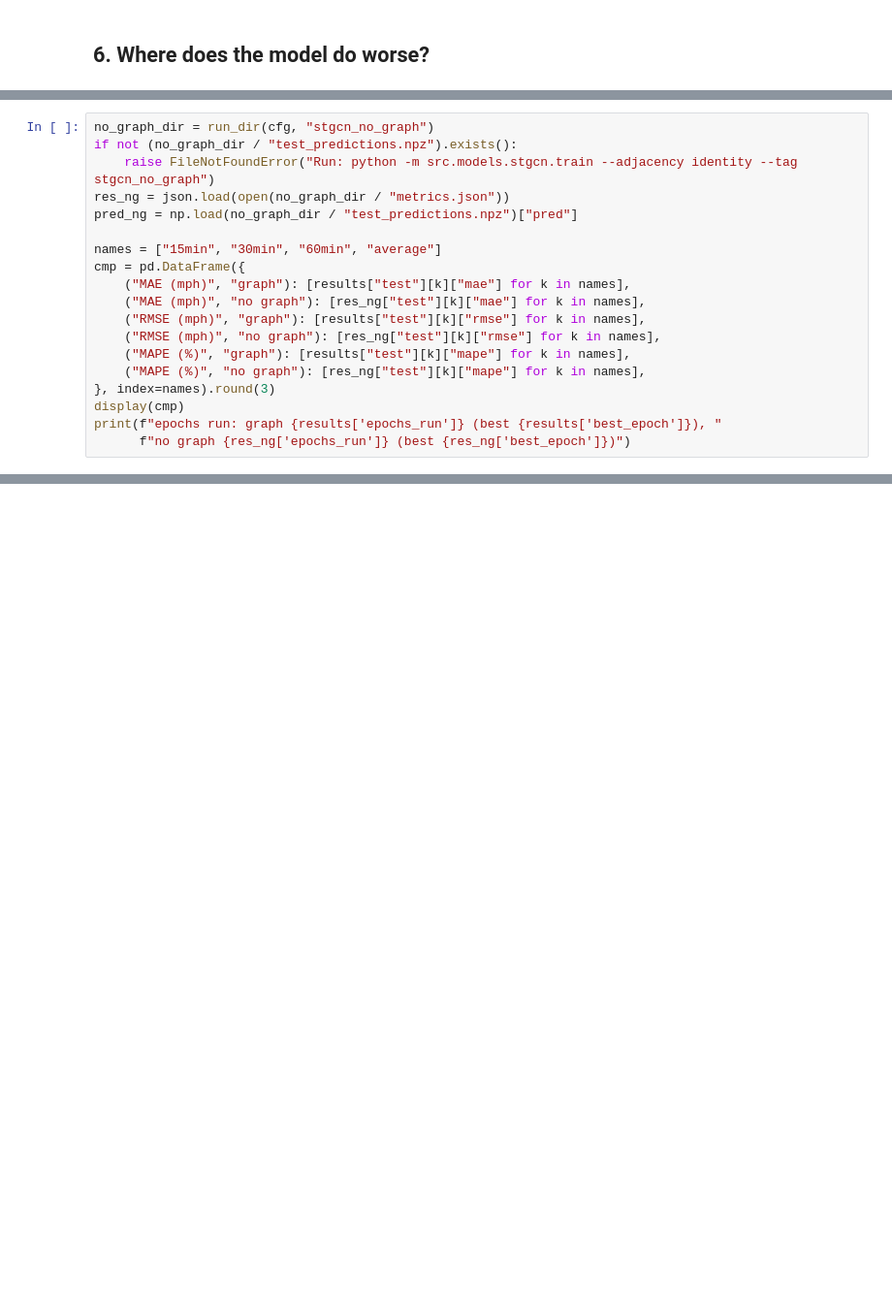
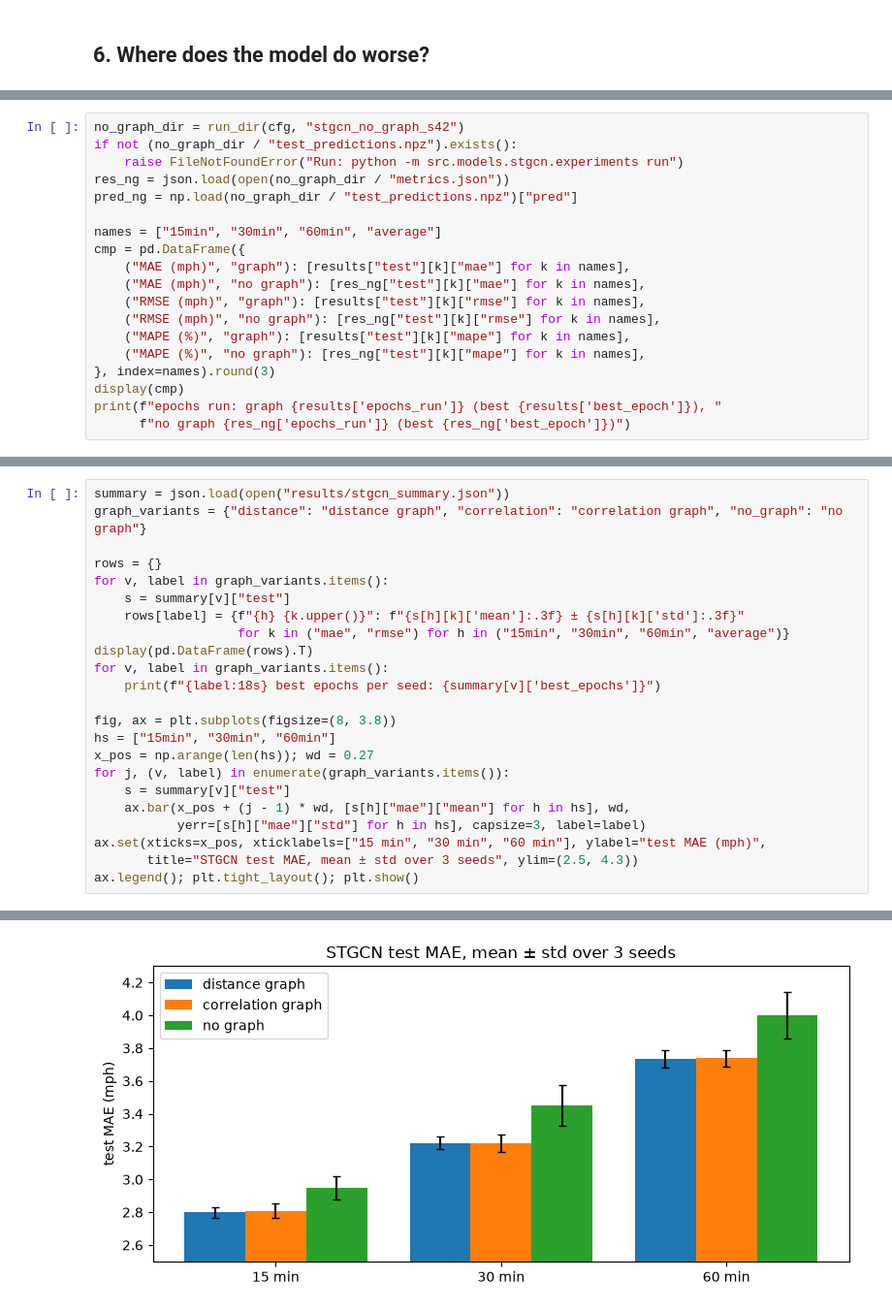
Before and after one commit to mansiguptacs/CMPE_258_TrafficForecastingUsing_GraphNN, a Jupyter notebook: notebooks/03_train_stgcn.ipynb, the cells around one changed output, grey strips where cells are left out. Shown at 97% size. Drawn from its saved outputs; the diff is of its cells as text; blank space fills up the shorter version.

Commit message:
Add multi-seed, missing-data and imputation results to the STGCN notebook

```diff
--- a/notebooks/03_train_stgcn.ipynb
+++ b/notebooks/03_train_stgcn.ipynb
@@ -208,7 +261,7 @@ The comparison is on the same test windows.
 # %%
-no_graph_dir = run_dir(cfg, "stgcn_no_graph")
+no_graph_dir = run_dir(cfg, "stgcn_no_graph_s42")
 if not (no_graph_dir / "test_predictions.npz").exists():
-    raise FileNotFoundError("Run: python -m src.models.stgcn.train --adjacency identity --tag stgcn_no_graph")
+    raise FileNotFoundError("Run: python -m src.models.stgcn.experiments run")
 res_ng = json.load(open(no_graph_dir / "metrics.json"))
 pred_ng = np.load(no_graph_dir / "test_predictions.npz")["pred"]
 
@@ -270,0 +348,24 @@ print(f"correlation between gain and number of neighbours: {np.corrcoef(degree,
+# %%
+summary = json.load(open("results/stgcn_summary.json"))
+graph_variants = {"distance": "distance graph", "correlation": "correlation graph", "no_graph": "no graph"}
+
+rows = {}
+for v, label in graph_variants.items():
+    s = summary[v]["test"]
+    rows[label] = {f"{h} {k.upper()}": f"{s[h][k]['mean']:.3f} ± {s[h][k]['std']:.3f}"
+                   for k in ("mae", "rmse") for h in ("15min", "30min", "60min", "average")}
+display(pd.DataFrame(rows).T)
+for v, label in graph_variants.items():
+    print(f"{label:18s} best epochs per seed: {summary[v]['best_epochs']}")
+
+fig, ax = plt.subplots(figsize=(8, 3.8))
+hs = ["15min", "30min", "60min"]
+x_pos = np.arange(len(hs)); wd = 0.27
+for j, (v, label) in enumerate(graph_variants.items()):
+    s = summary[v]["test"]
+    ax.bar(x_pos + (j - 1) * wd, [s[h]["mae"]["mean"] for h in hs], wd,
+           yerr=[s[h]["mae"]["std"] for h in hs], capsize=3, label=label)
+ax.set(xticks=x_pos, xticklabels=["15 min", "30 min", "60 min"], ylabel="test MAE (mph)",
+       title="STGCN test MAE, mean ± std over 3 seeds", ylim=(2.5, 4.3))
+ax.legend(); plt.tight_layout(); plt.show()
+# %% [output]
@@ -270,0 +379 @@ print(f"correlation between gain and number of neighbours: {np.corrcoef(degree,
+[figure, added]
```
Also changed, not shown: parts of 21 cells of this notebook.
